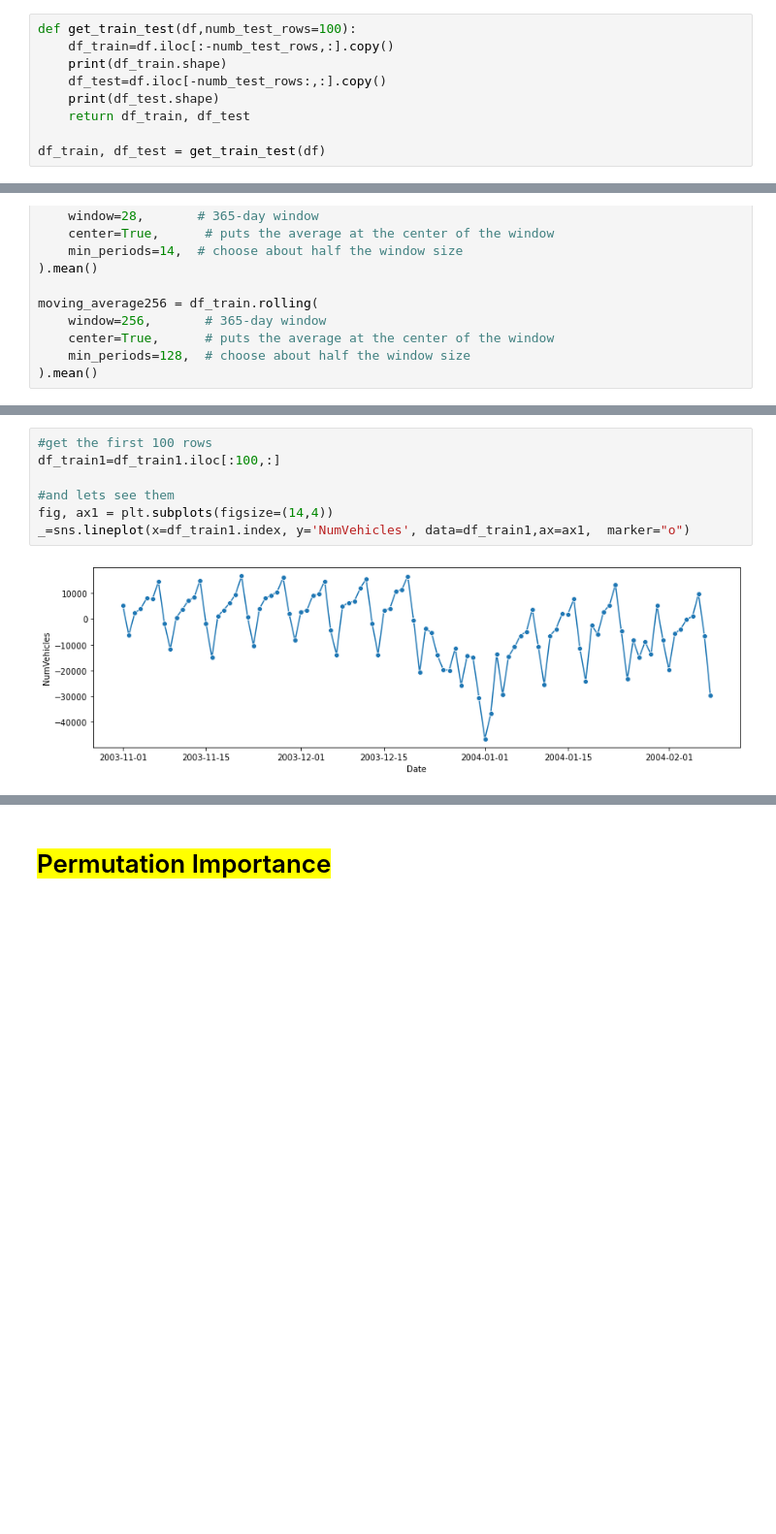
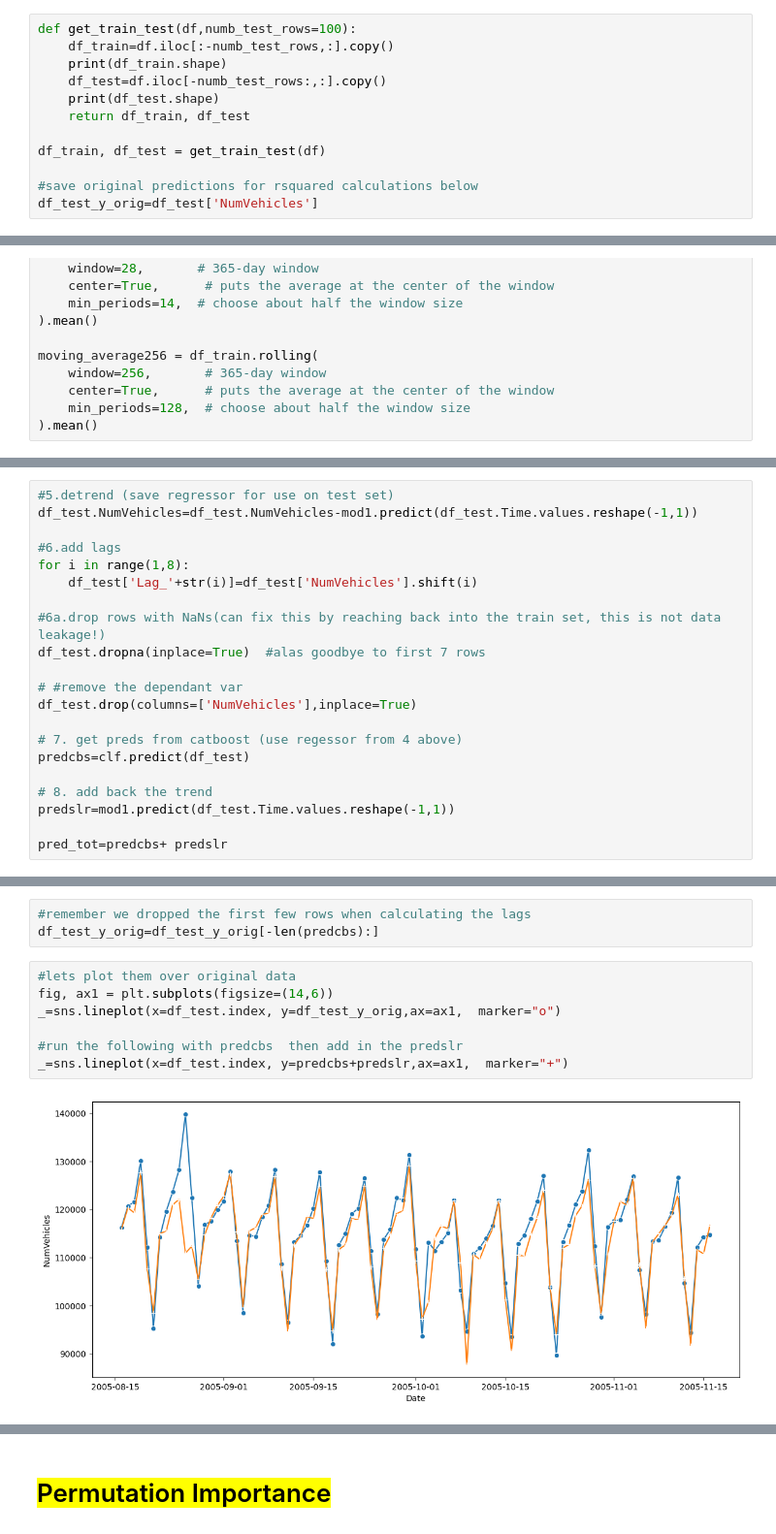
Before and after one commit to CNUClasses/DATA301_CODE, a Jupyter notebook: week_12/12_3_trend_catboost.ipynb, the cells around one changed output, grey strips where cells are left out. Shown at 97% size. Saved outputs shown, nothing was run; the diff lists cells and outputs as text; blank space fills up the shorter version.

```diff
--- a/week_12/12_3_trend_catboost.ipynb
+++ b/week_12/12_3_trend_catboost.ipynb
@@ -37,6 +60,9 @@ def get_train_test(df,numb_test_rows=100):
     return df_train, df_test
 
 df_train, df_test = get_train_test(df)
+
+#save original predictions for rsquared calculations below
+df_test_y_orig=df_test['NumVehicles']
 # %% [output]
 (647, 2)
 (100, 2)
@@ -99,0 +168,21 @@ _=sns.lineplot(x=df_train1.index, y=df_train1.NumVehicles,ax=ax1,  marker="o")
+# %%
+#5.detrend (save regressor for use on test set)
+df_test.NumVehicles=df_test.NumVehicles-mod1.predict(df_test.Time.values.reshape(-1,1))
+
+#6.add lags
+for i in range(1,8):
+    df_test['Lag_'+str(i)]=df_test['NumVehicles'].shift(i)
+
+#6a.drop rows with NaNs(can fix this by reaching back into the train set, this is not data leakage!)
+df_test.dropna(inplace=True)  #alas goodbye to first 7 rows
+
+# #remove the dependant var
+df_test.drop(columns=['NumVehicles'],inplace=True)
+
+# 7. get preds from catboost (use regessor from 4 above)
+predcbs=clf.predict(df_test)
+
+# 8. add back the trend
+predslr=mod1.predict(df_test.Time.values.reshape(-1,1))
+
+pred_tot=predcbs+ predslr
@@ -100,9 +192,12 @@ _=sns.lineplot(x=df_train1.index, y=df_train1.NumVehicles,ax=ax1,  marker="o")
+# %%
+#remember we dropped the first few rows when calculating the lags
+df_test_y_orig=df_test_y_orig[-len(predcbs):]
 # %%
-#get the first 100 rows
-df_train1=df_train1.iloc[:100,:]
+#lets plot them over original data
+fig, ax1 = plt.subplots(figsize=(14,6))
+_=sns.lineplot(x=df_test.index, y=df_test_y_orig,ax=ax1,  marker="o")
 
-#and lets see them
-fig, ax1 = plt.subplots(figsize=(14,4))
-_=sns.lineplot(x=df_train1.index, y='NumVehicles', data=df_train1,ax=ax1,  marker="o")
+#run the following with predcbs  then add in the predslr
+_=sns.lineplot(x=df_test.index, y=predcbs+predslr,ax=ax1,  marker="+")
 # %% [output]
-[figure, old version]
+[figure, new version]
```
Also changed, not shown: parts of 29 cells of this notebook.
